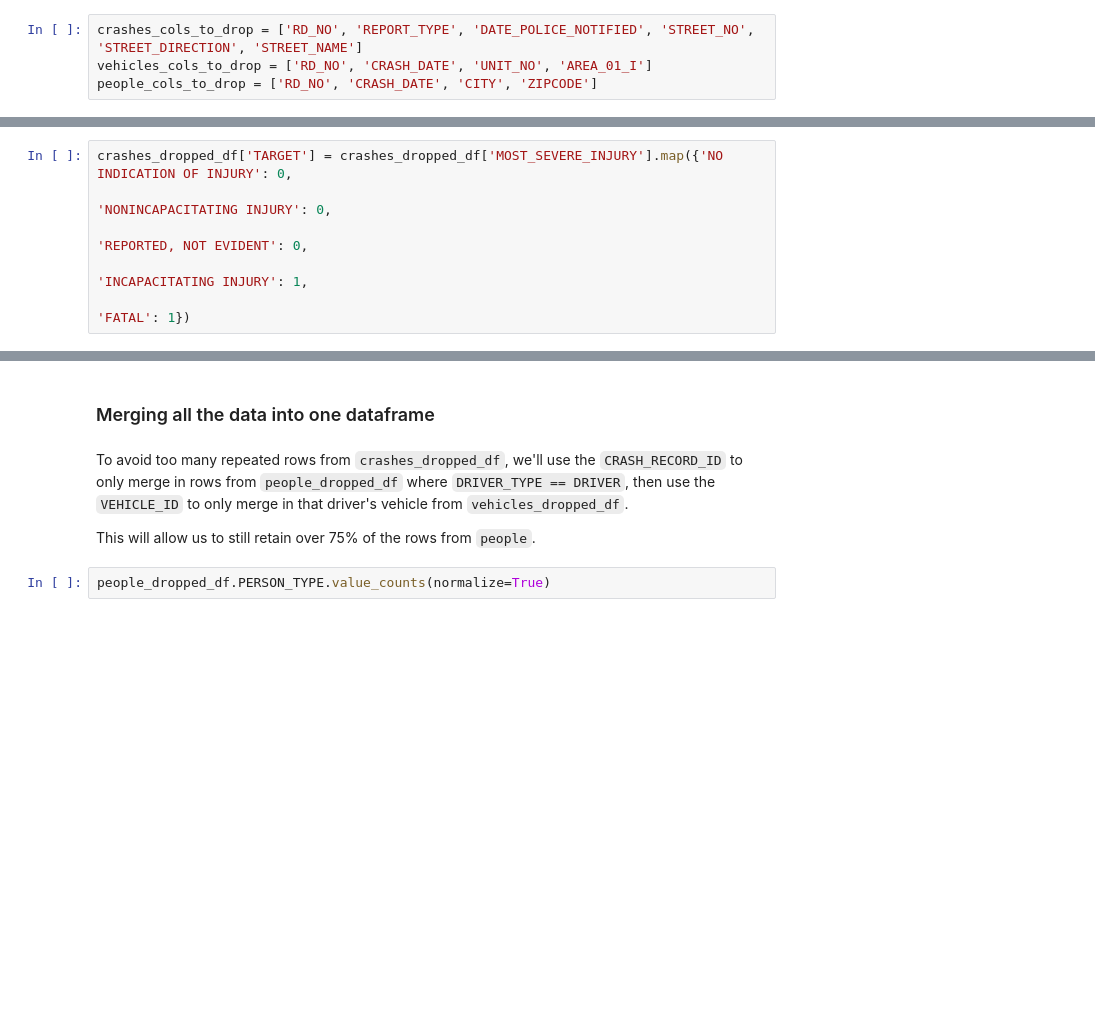
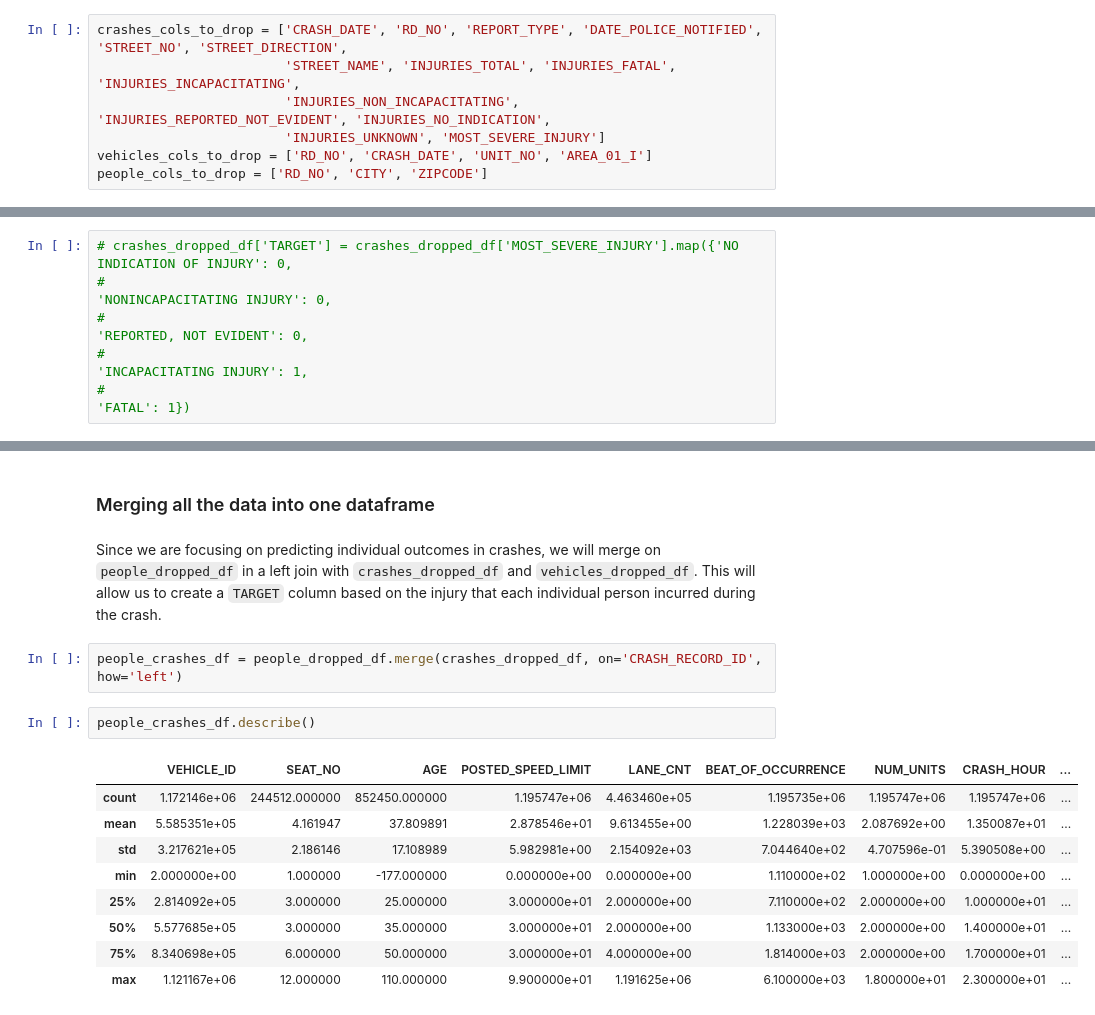
Before and after one commit to AngieKay/Chicago-Crashes, a Jupyter notebook: Markowitz_working_nb.ipynb, the cells around one changed output, grey strips where cells are left out. Saved outputs shown, nothing was run; the diff lists cells and outputs as text; blank space fills up the shorter version.

Commit message:
Merge people and crahses

```diff
--- a/Markowitz_working_nb.ipynb
+++ b/Markowitz_working_nb.ipynb
@@ -442,8 +461,11 @@ People:
  - `CITY` and `ZIPCODE`; just use `STATE` to determine driver residence
 # %%
-crashes_cols_to_drop = ['RD_NO', 'REPORT_TYPE', 'DATE_POLICE_NOTIFIED', 'STREET_NO', 'STREET_DIRECTION', 'STREET_NAME']
+crashes_cols_to_drop = ['CRASH_DATE', 'RD_NO', 'REPORT_TYPE', 'DATE_POLICE_NOTIFIED', 'STREET_NO', 'STREET_DIRECTION',
+                        'STREET_NAME', 'INJURIES_TOTAL', 'INJURIES_FATAL', 'INJURIES_INCAPACITATING',
+                        'INJURIES_NON_INCAPACITATING', 'INJURIES_REPORTED_NOT_EVIDENT', 'INJURIES_NO_INDICATION',
+                        'INJURIES_UNKNOWN', 'MOST_SEVERE_INJURY']
 vehicles_cols_to_drop = ['RD_NO', 'CRASH_DATE', 'UNIT_NO', 'AREA_01_I']
-people_cols_to_drop = ['RD_NO', 'CRASH_DATE', 'CITY', 'ZIPCODE']
+people_cols_to_drop = ['RD_NO', 'CITY', 'ZIPCODE']
 # %%
 crashes_dropped_df = crashes_dropped_df.drop(crashes_cols_to_drop, axis=1)
 vehicles_dropped_df = vehicles_dropped_df.drop(vehicles_cols_to_drop, axis=1)
@@ -478,9 +502,9 @@ INCAPACITATING INJURY         9040
 FATAL                          547
 Name: MOST_SEVERE_INJURY, dtype: int64
 # %%
-crashes_dropped_df['TARGET'] = crashes_dropped_df['MOST_SEVERE_INJURY'].map({'NO INDICATION OF INJURY': 0,
-                                                                              'NONINCAPACITATING INJURY': 0,
-                                                                              'REPORTED, NOT EVIDENT': 0,
-                                                                              'INCAPACITATING INJURY': 1,
-                                                                              'FATAL': 1})
+# crashes_dropped_df['TARGET'] = crashes_dropped_df['MOST_SEVERE_INJURY'].map({'NO INDICATION OF INJURY': 0,
+#                                                                               'NONINCAPACITATING INJURY': 0,
+#                                                                               'REPORTED, NOT EVIDENT': 0,
+#                                                                               'INCAPACITATING INJURY': 1,
+#                                                                               'FATAL': 1})
 # %%
@@ -538,8 +560,18 @@ ValueError: Input contains NaN, infinity or a value too large for dtype('float64
 # %% [markdown]
 ### Merging all the data into one dataframe
-# %% [markdown]
-To avoid too many repeated rows from `crashes_dropped_df`, we'll use the `CRASH_RECORD_ID` to only merge in rows from `people_dropped_df` where `DRIVER_TYPE == DRIVER`, then use the `VEHICLE_ID` to only merge in that driver's vehicle from `vehicles_dropped_df`.
-
-This will allow us to still retain over 75% of the rows from `people`.
-# %%
-people_dropped_df.PERSON_TYPE.value_counts(normalize=True)
+# %% [markdown]
+Since we are focusing on predicting individual outcomes in crashes, we will merge on `people_dropped_df` in a left join with `crashes_dropped_df` and `vehicles_dropped_df`. This will allow us to create a `TARGET` column based on the injury that each individual person incurred during the crash.
+# %%
+people_crashes_df = people_dropped_df.merge(crashes_dropped_df, on='CRASH_RECORD_ID', how='left')
+# %%
+people_crashes_df.describe()
+# %% [output]
+|  | VEHICLE_ID | SEAT_NO | AGE | POSTED_SPEED_LIMIT | LANE_CNT | BEAT_OF_OCCURRENCE | NUM_UNITS | CRASH_HOUR | ... |
+| count | 1.172146e+06 | 244512.000000 | 852450.000000 | 1.195747e+06 | 4.463460e+05 | 1.195735e+06 | 1.195747e+06 | 1.195747e+06 | ... |
+| mean | 5.585351e+05 | 4.161947 | 37.809891 | 2.878546e+01 | 9.613455e+00 | 1.228039e+03 | 2.087692e+00 | 1.350087e+01 | ... |
+| std | 3.217621e+05 | 2.186146 | 17.108989 | 5.982981e+00 | 2.154092e+03 | 7.044640e+02 | 4.707596e-01 | 5.390508e+00 | ... |
+| min | 2.000000e+00 | 1.000000 | -177.000000 | 0.000000e+00 | 0.000000e+00 | 1.110000e+02 | 1.000000e+00 | 0.000000e+00 | ... |
+| 25% | 2.814092e+05 | 3.000000 | 25.000000 | 3.000000e+01 | 2.000000e+00 | 7.110000e+02 | 2.000000e+00 | 1.000000e+01 | ... |
+| 50% | 5.577685e+05 | 3.000000 | 35.000000 | 3.000000e+01 | 2.000000e+00 | 1.133000e+03 | 2.000000e+00 | 1.400000e+01 | ... |
+| 75% | 8.340698e+05 | 6.000000 | 50.000000 | 3.000000e+01 | 4.000000e+00 | 1.814000e+03 | 2.000000e+00 | 1.700000e+01 | ... |
+| max | 1.121167e+06 | 12.000000 | 110.000000 | 9.900000e+01 | 1.191625e+06 | 6.100000e+03 | 1.800000e+01 | 2.300000e+01 | ... |
```
Also changed, not shown: parts of 15 cells of this notebook.
